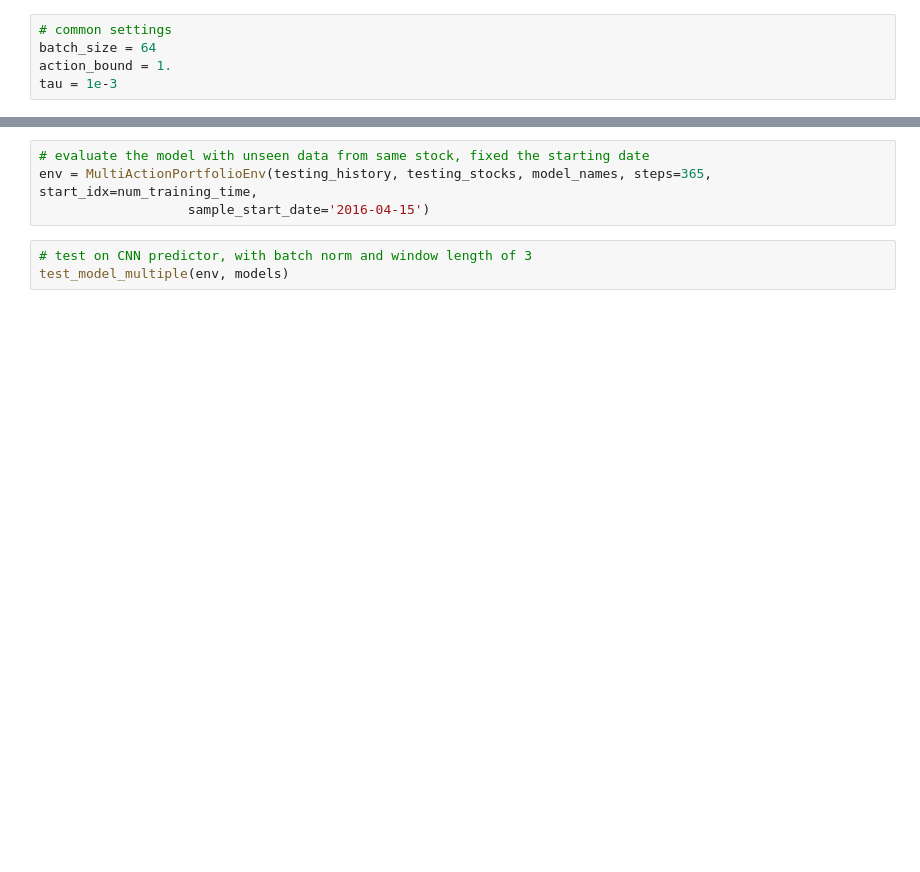
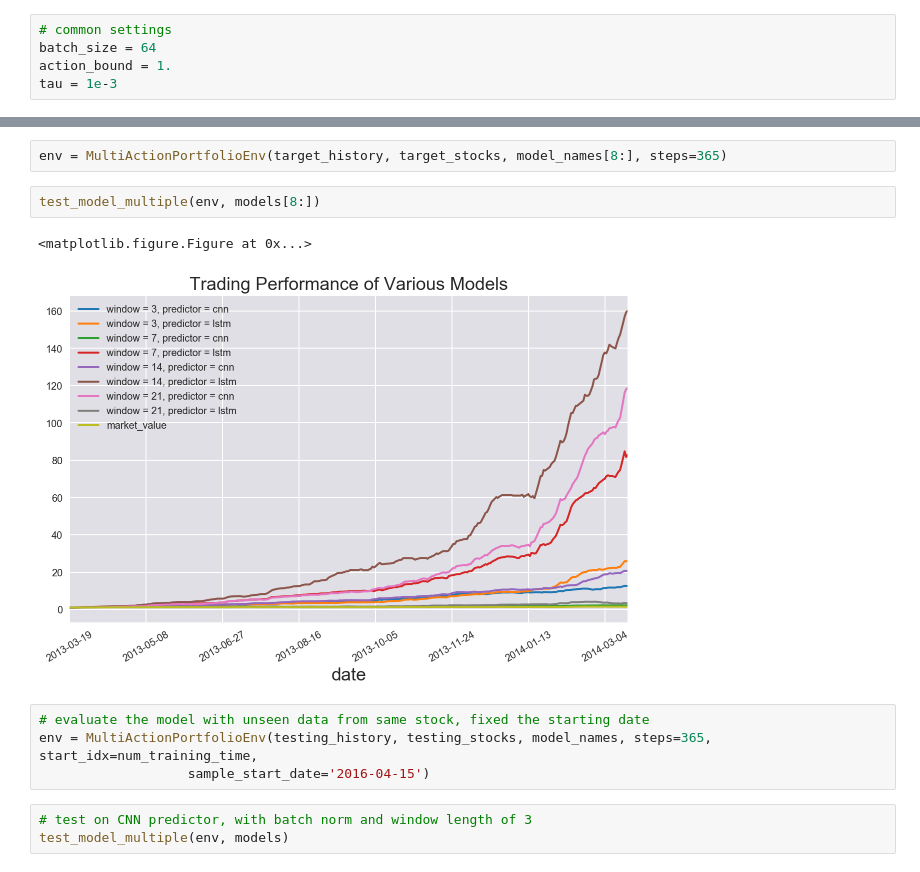
Before and after one commit to vermouth1992/drl-portfolio-management, a Jupyter notebook: src/ddpg_experiments.ipynb, the cells around one changed output, grey strips where cells are left out. Cells and saved outputs as stored; diff of their text form; blank space fills up the shorter version.

```diff
--- a/src/ddpg_experiments.ipynb
+++ b/src/ddpg_experiments.ipynb
@@ -210,3 +222,10 @@ test_model_multiple(env, models)
+# %%
+env = MultiActionPortfolioEnv(target_history, target_stocks, model_names[8:], steps=365)
+# %%
+test_model_multiple(env, models[8:])
+# %% [output]
+<matplotlib.figure.Figure at 0x...>
+[figure, added]
 # %%
 # evaluate the model with unseen data from same stock, fixed the starting date
 env = MultiActionPortfolioEnv(testing_history, testing_stocks, model_names, steps=365, start_idx=num_training_time,
```
Also changed, not shown: parts of 11 cells of this notebook, 4 other files.
